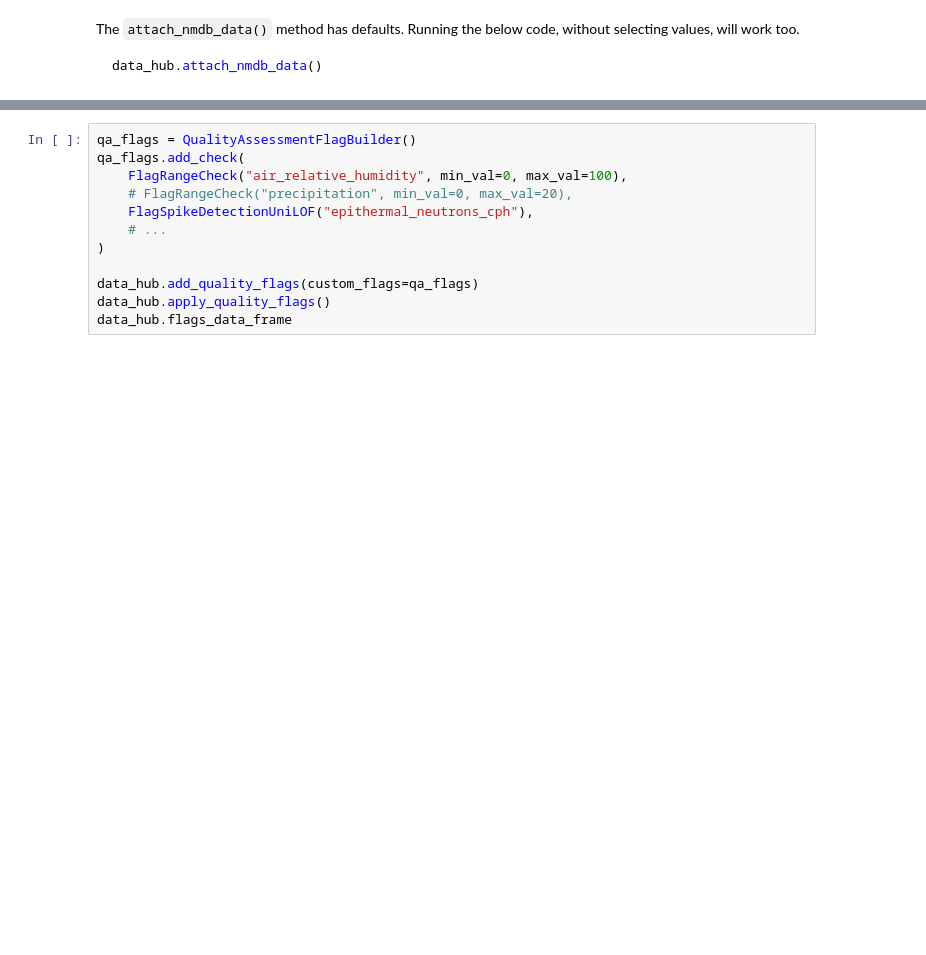
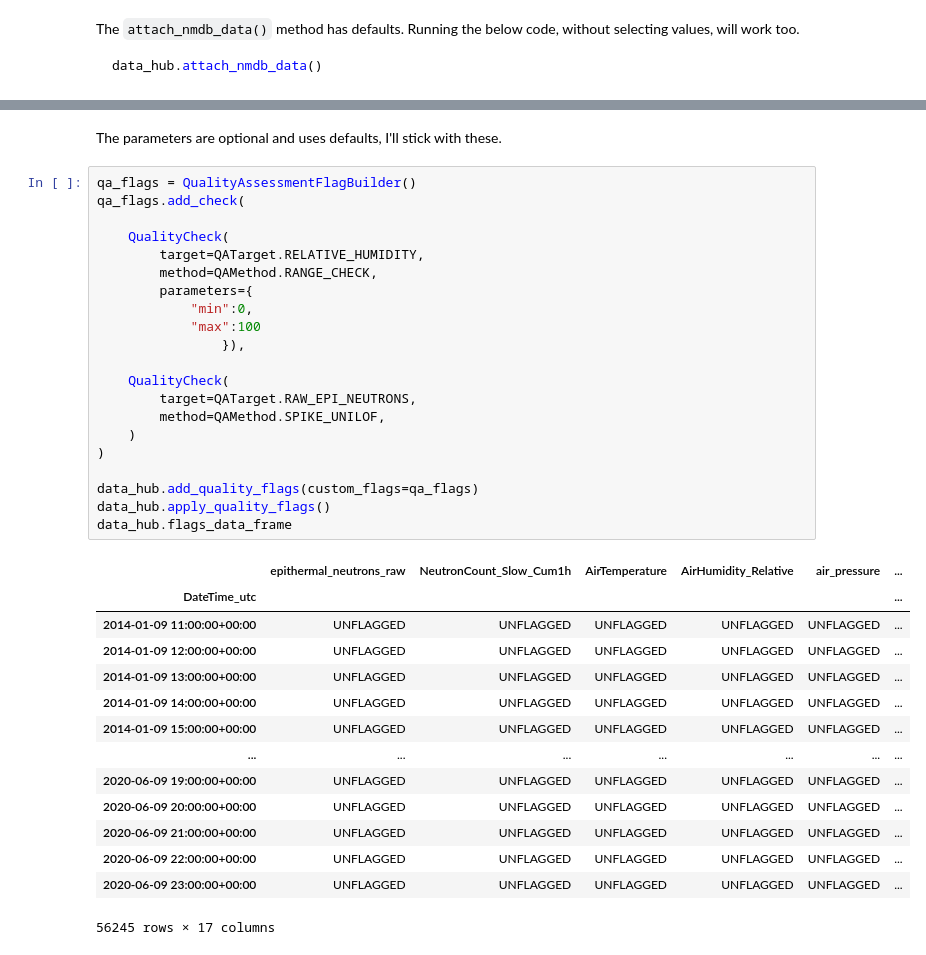
Before and after one commit to globalcosmos/neptoon, a Jupyter notebook: example_process/example_process_COSMOS-EUROPE.ipynb, the cells around one changed output, grey strips where cells are left out. Saved outputs shown, nothing was run; the diff lists cells and outputs as text; blank space fills up the shorter version.

Commit message:
- updated example using COSMOSEUROPE data (ipynb) to use the new QA check system

```diff
--- a/example_process/example_process_COSMOS-EUROPE.ipynb
+++ b/example_process/example_process_COSMOS-EUROPE.ipynb
@@ -70,15 +127,41 @@ data_hub.crns_data_frame
+# %% [markdown]
+The parameters are optional and uses defaults, I'll stick with these.
 # %%
 qa_flags = QualityAssessmentFlagBuilder()
 qa_flags.add_check(
-    FlagRangeCheck("air_relative_humidity", min_val=0, max_val=100),
-    # FlagRangeCheck("precipitation", min_val=0, max_val=20),
-    FlagSpikeDetectionUniLOF("epithermal_neutrons_cph"),
-    # ...
+
+    QualityCheck(
+        target=QATarget.RELATIVE_HUMIDITY,
+        method=QAMethod.RANGE_CHECK,
+        parameters={
+            "min":0,
+            "max":100
+                }),
+
+    QualityCheck(
+        target=QATarget.RAW_EPI_NEUTRONS,
+        method=QAMethod.SPIKE_UNILOF,
+    )
 )
 
 data_hub.add_quality_flags(custom_flags=qa_flags)
 data_hub.apply_quality_flags()
 data_hub.flags_data_frame
+# %% [output]
+|  | epithermal_neutrons_raw | NeutronCount_Slow_Cum1h | AirTemperature | AirHumidity_Relative | air_pressure | ... |
+| DateTime_utc |  |  |  |  |  | ... |
+| 2014-01-09 11:00:00+00:00 | UNFLAGGED | UNFLAGGED | UNFLAGGED | UNFLAGGED | UNFLAGGED | ... |
+| 2014-01-09 12:00:00+00:00 | UNFLAGGED | UNFLAGGED | UNFLAGGED | UNFLAGGED | UNFLAGGED | ... |
+| 2014-01-09 13:00:00+00:00 | UNFLAGGED | UNFLAGGED | UNFLAGGED | UNFLAGGED | UNFLAGGED | ... |
+| 2014-01-09 14:00:00+00:00 | UNFLAGGED | UNFLAGGED | UNFLAGGED | UNFLAGGED | UNFLAGGED | ... |
+| 2014-01-09 15:00:00+00:00 | UNFLAGGED | UNFLAGGED | UNFLAGGED | UNFLAGGED | UNFLAGGED | ... |
+| ... | ... | ... | ... | ... | ... | ... |
+| 2020-06-09 19:00:00+00:00 | UNFLAGGED | UNFLAGGED | UNFLAGGED | UNFLAGGED | UNFLAGGED | ... |
+| 2020-06-09 20:00:00+00:00 | UNFLAGGED | UNFLAGGED | UNFLAGGED | UNFLAGGED | UNFLAGGED | ... |
+| 2020-06-09 21:00:00+00:00 | UNFLAGGED | UNFLAGGED | UNFLAGGED | UNFLAGGED | UNFLAGGED | ... |
+| 2020-06-09 22:00:00+00:00 | UNFLAGGED | UNFLAGGED | UNFLAGGED | UNFLAGGED | UNFLAGGED | ... |
+| 2020-06-09 23:00:00+00:00 | UNFLAGGED | UNFLAGGED | UNFLAGGED | UNFLAGGED | UNFLAGGED | ... |
+56245 rows × 17 columns
 # %%
 data_hub.select_correction(
     correction_type=CorrectionType.INCOMING_INTENSITY,
```
Also changed, not shown: parts of 12 cells of this notebook, 4 other files.
